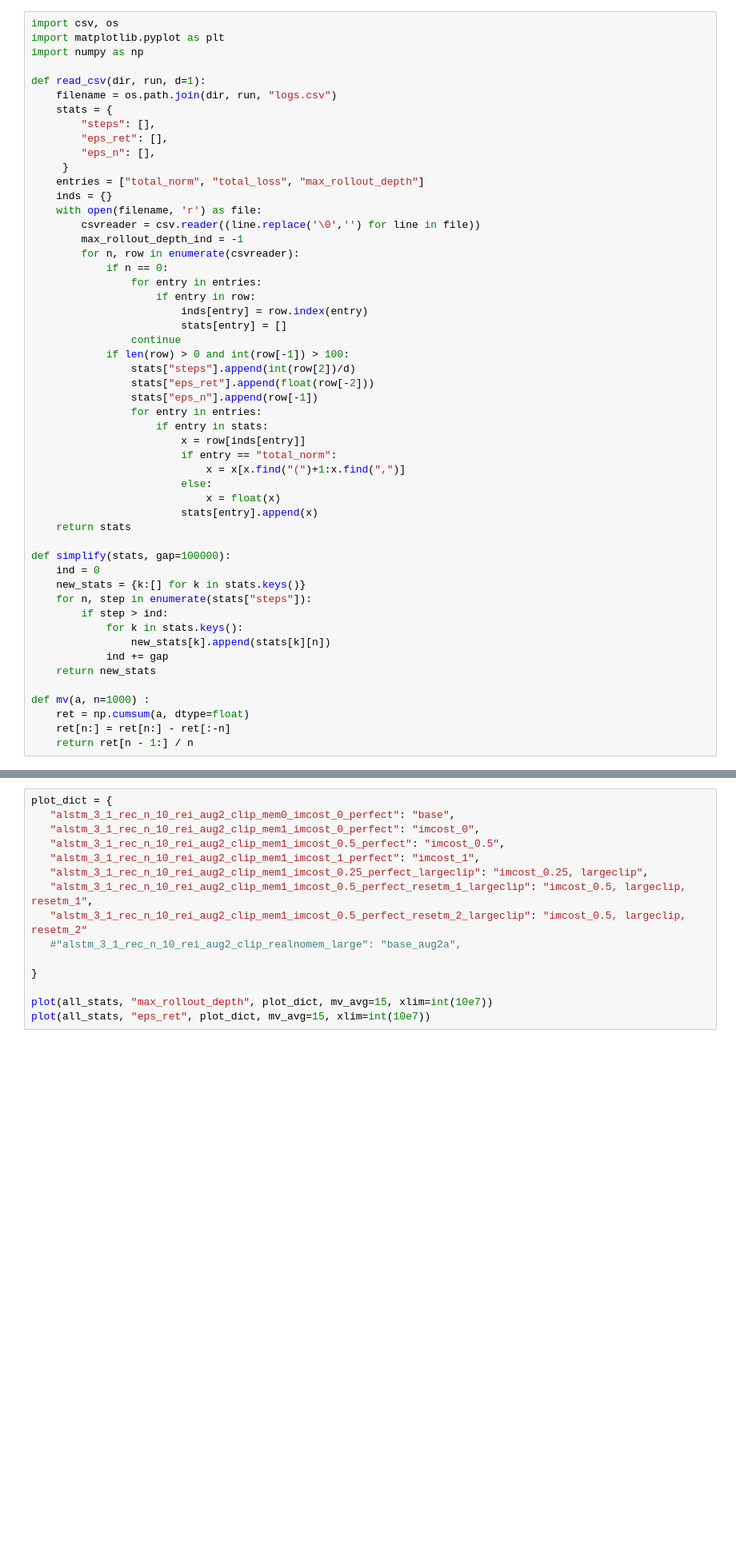
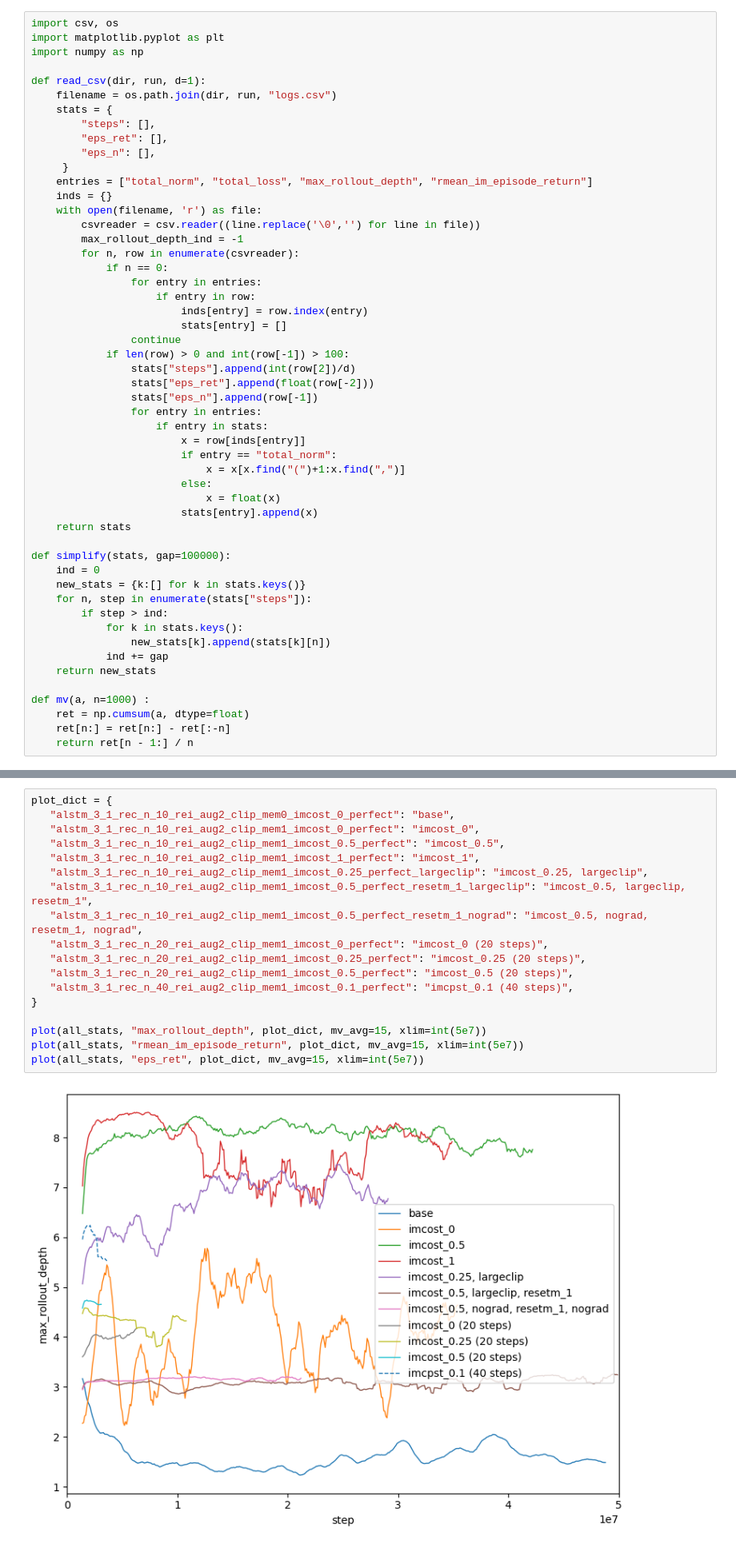
Before and after one commit to tuphs28/thinker_private_planning, a Jupyter notebook: plot.ipynb, the cells around one changed output, grey strips where cells are left out. Shown at 80% size. Drawn from its saved outputs; the diff is of its cells as text; blank space fills up the shorter version.

```diff
--- a/plot.ipynb
+++ b/plot.ipynb
@@ -10,7 +10,7 @@ def read_csv(dir, run, d=1):
         "eps_ret": [],
         "eps_n": [],
      }
-    entries = ["total_norm", "total_loss", "max_rollout_depth"]
+    entries = ["total_norm", "total_loss", "max_rollout_depth", "rmean_im_episode_return"]
     inds = {}
     with open(filename, 'r') as file:
         csvreader = csv.reader((line.replace('\0','') for line in file))
@@ -161,15 +161,20 @@ plot(all_stats, "max_rollout_depth", plot_dict, mv_avg=20, xlim=int(10e7))
 # %%
 plot_dict = {
    "alstm_3_1_rec_n_10_rei_aug2_clip_mem0_imcost_0_perfect": "base",
    "alstm_3_1_rec_n_10_rei_aug2_clip_mem1_imcost_0_perfect": "imcost_0",
    "alstm_3_1_rec_n_10_rei_aug2_clip_mem1_imcost_0.5_perfect": "imcost_0.5",
    "alstm_3_1_rec_n_10_rei_aug2_clip_mem1_imcost_1_perfect": "imcost_1",
    "alstm_3_1_rec_n_10_rei_aug2_clip_mem1_imcost_0.25_perfect_largeclip": "imcost_0.25, largeclip",
    "alstm_3_1_rec_n_10_rei_aug2_clip_mem1_imcost_0.5_perfect_resetm_1_largeclip": "imcost_0.5, largeclip, resetm_1",
-   "alstm_3_1_rec_n_10_rei_aug2_clip_mem1_imcost_0.5_perfect_resetm_2_largeclip": "imcost_0.5, largeclip, resetm_2"
-   #"alstm_3_1_rec_n_10_rei_aug2_clip_realnomem_large": "base_aug2a",
-
+   "alstm_3_1_rec_n_10_rei_aug2_clip_mem1_imcost_0.5_perfect_resetm_1_nograd": "imcost_0.5, nograd, resetm_1, nograd",
+   "alstm_3_1_rec_n_20_rei_aug2_clip_mem1_imcost_0_perfect": "imcost_0 (20 steps)",
+   "alstm_3_1_rec_n_20_rei_aug2_clip_mem1_imcost_0.25_perfect": "imcost_0.25 (20 steps)",
+   "alstm_3_1_rec_n_20_rei_aug2_clip_mem1_imcost_0.5_perfect": "imcost_0.5 (20 steps)",
+   "alstm_3_1_rec_n_40_rei_aug2_clip_mem1_imcost_0.1_perfect": "imcpst_0.1 (40 steps)",
 }
 
-plot(all_stats, "max_rollout_depth", plot_dict, mv_avg=15, xlim=int(10e7))
-plot(all_stats, "eps_ret", plot_dict, mv_avg=15, xlim=int(10e7))
+plot(all_stats, "max_rollout_depth", plot_dict, mv_avg=15, xlim=int(5e7))
+plot(all_stats, "rmean_im_episode_return", plot_dict, mv_avg=15, xlim=int(5e7))
+plot(all_stats, "eps_ret", plot_dict, mv_avg=15, xlim=int(5e7))
+# %% [output]
+[figure, added]
```
Also changed, not shown: parts of 3 cells of this notebook, 1 other file.
